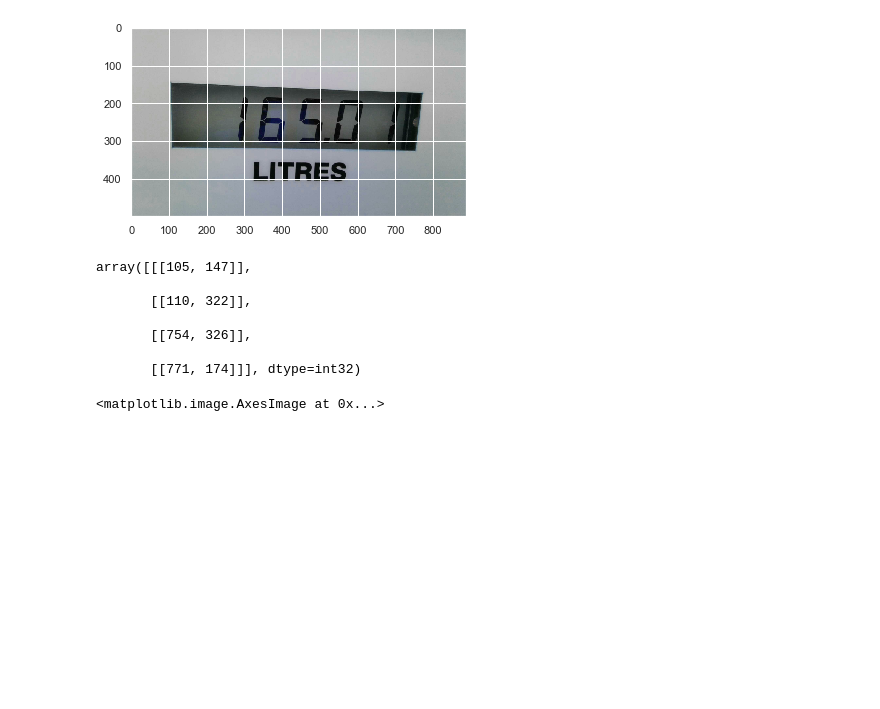
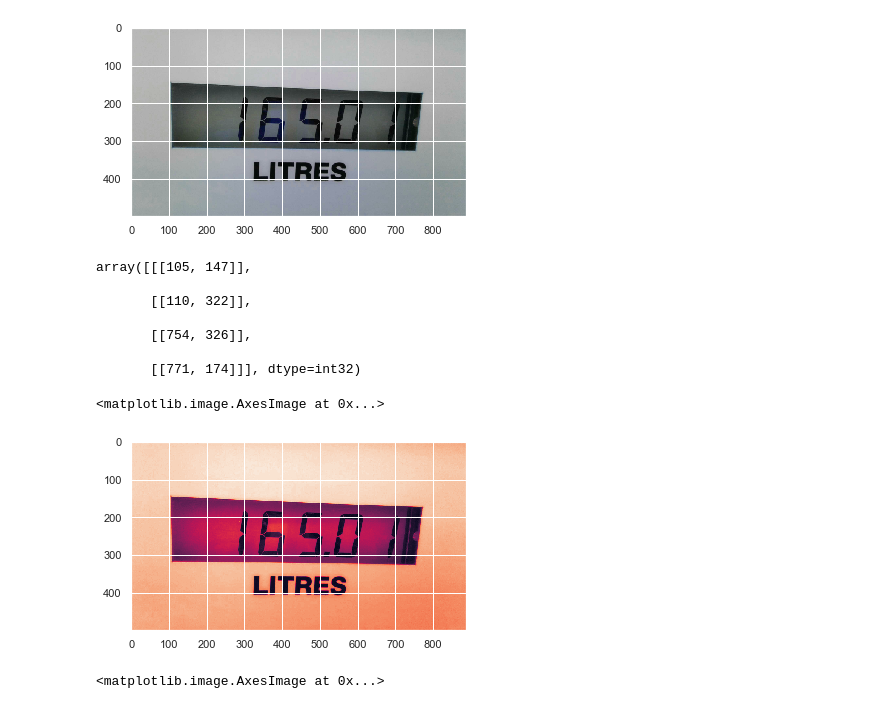
Before and after one commit to raphaaael95/Eleven_study, a Jupyter notebook: RAN_Digital_AM.ipynb, the cells around one changed output. Saved outputs shown, nothing was run; the diff lists cells and outputs as text; code cells hidden in the pictures; blank space fills up the shorter version.

```diff
--- a/RAN_Digital_AM.ipynb
+++ b/RAN_Digital_AM.ipynb
@@ -105,6 +75,11 @@ array([[[105, 147]],
        [[754, 326]],
 
        [[771, 174]]], dtype=int32)
+# %%
+plt.imshow(gray)
+# %% [output]
+<matplotlib.image.AxesImage at 0x...>
+[figure, added]
 # %%
 # extract the thermostat display, apply a perspective transform
 # to it
```
Also changed, not shown: parts of 33 cells of this notebook, 1 other file.
